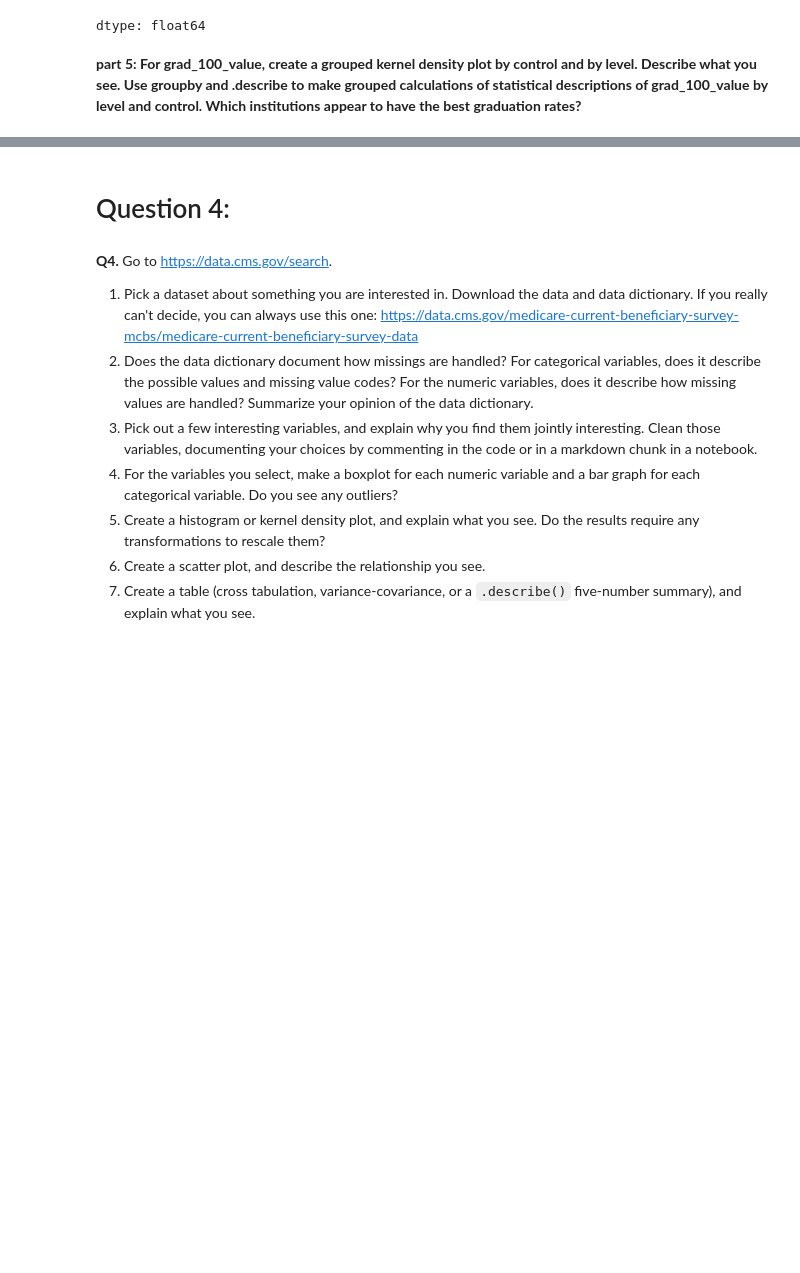
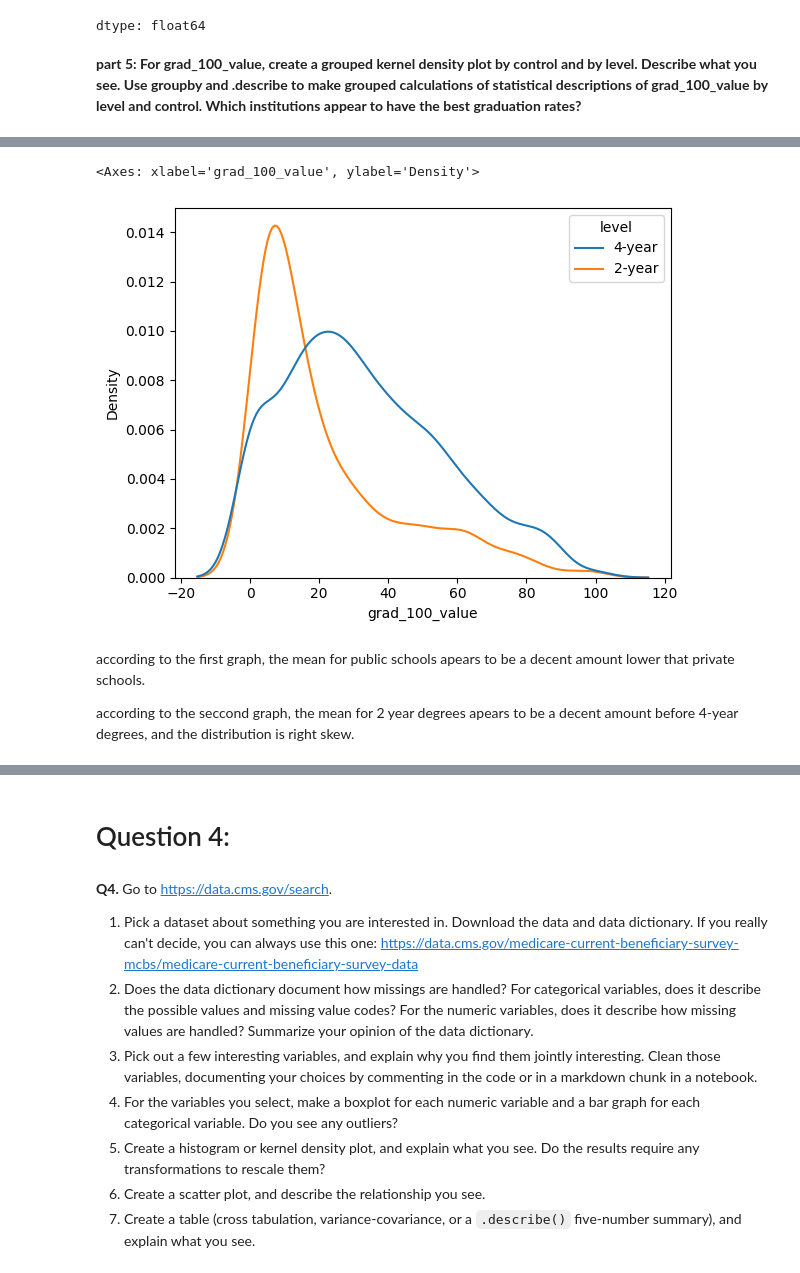
Before and after one commit to rachel1234561/labs, a Jupyter notebook: EDA_and_Visualization_assignment.ipynb, the cells around one changed output, grey strips where cells are left out. Saved outputs shown, nothing was run; the diff lists cells and outputs as text; code cells hidden in the pictures; blank space fills up the shorter version.

```diff
--- a/EDA_and_Visualization_assignment.ipynb
+++ b/EDA_and_Visualization_assignment.ipynb
@@ -112,0 +120,9 @@ dtype: float64
+# %%
+sns.kdeplot(data=cc_df, x='grad_100_value', hue='level')
+# %% [output]
+<Axes: xlabel='grad_100_value', ylabel='Density'>
+[figure, added]
+# %% [markdown]
+according to the first graph, the mean for public schools apears to be a decent amount lower that private schools.
+
+according to the seccond graph, the mean for 2 year degrees apears to be a decent amount before 4-year degrees, and the distribution is right skew.
```
Also changed, not shown: parts of 23 cells of this notebook.
